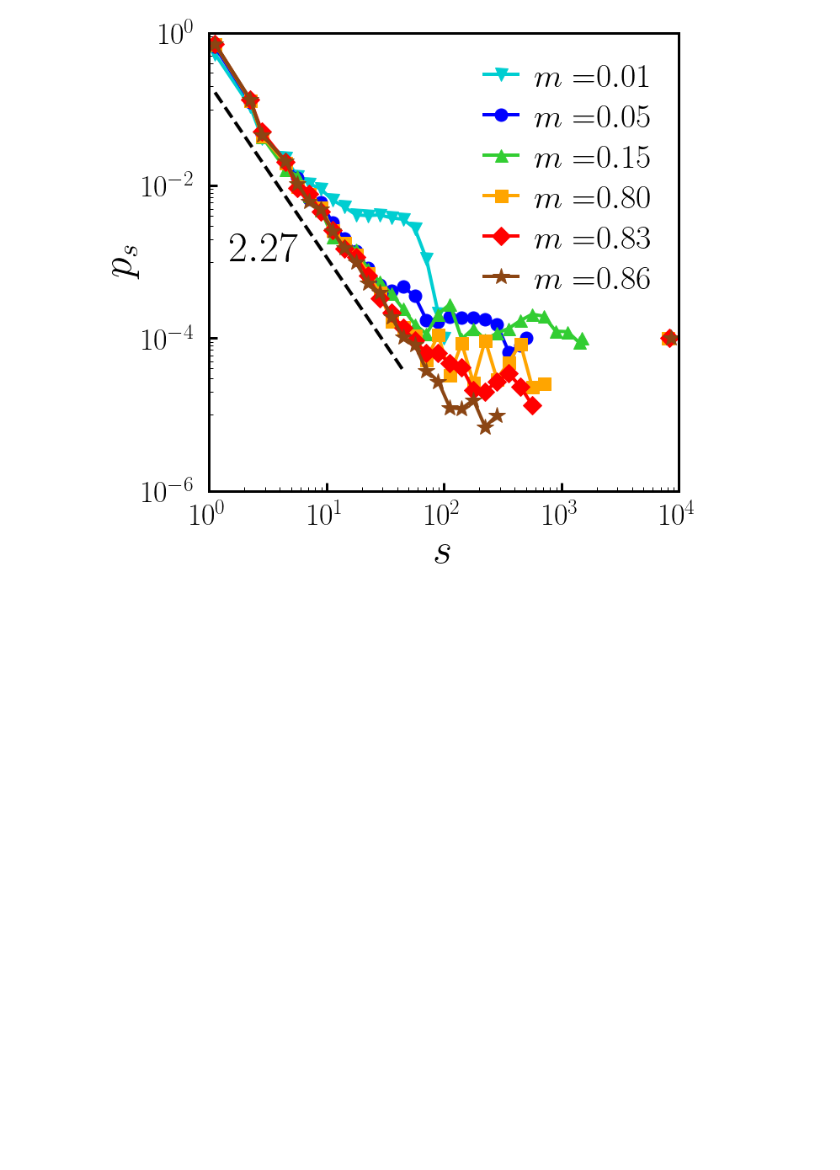
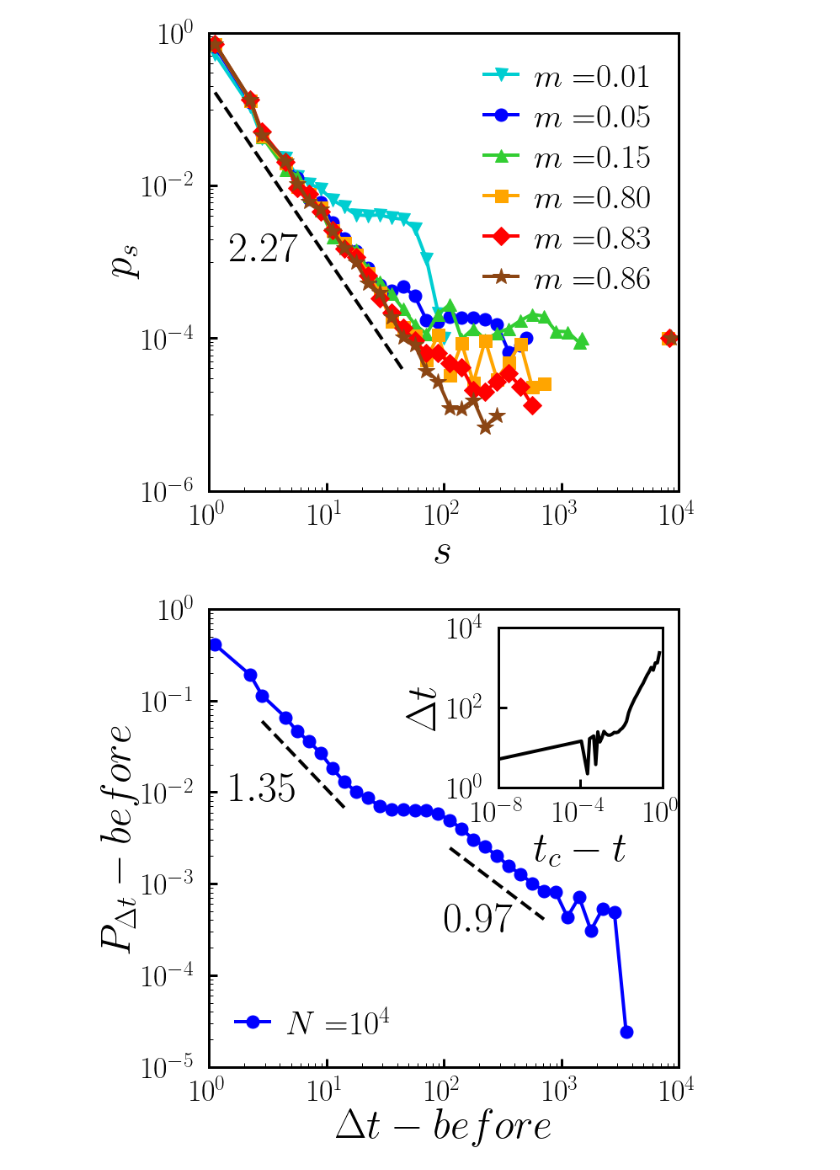
Before and after one commit to hoyunchoi/mBFW, a Jupyter notebook: main-plot.ipynb, the cells around one changed output. Saved outputs shown, nothing was run; the diff lists cells and outputs as text; code cells hidden in the pictures; blank space fills up the shorter version.

```diff
--- a/main-plot.ipynb
+++ b/main-plot.ipynb
@@ -230,3 +233,74 @@ ax.yaxis.set_minor_formatter(matplotlib.ticker.NullFormatter())
 plt.show()
 # %% [output]
 [figure]
+# %%
+_, ax = plt.subplots()
+
+networkSize = 10000
+acceptanceThreshold = 0.5
+
+# main plot
+iet = interEventTimeDistribution_before[networkSize, acceptanceThreshold][0]
+dist = interEventTimeDistribution_before[networkSize, acceptanceThreshold][1]
+ax.plot(iet, dist, 'o-', color='blue', label=latexString("N=")+latexSci(networkSize))
+
+# log fit
+fitX, fitY, alpha, residual = logFit(iet[2:9], dist[2:9], offset=0.3)
+ax.plot(fitX, fitY, 'k--')
+ax.text(1.5, 8e-3, latexFloat(-1*alpha,2))
+fitX, fitY, alpha, residual = logFit(iet[17:26], dist[17:26], offset=0.3)
+ax.plot(fitX, fitY, 'k--')
+ax.text(1e2, 3e-4, latexFloat(-1*alpha,2))
+
+
+# main setting
+ax.legend(loc='lower left')
+ax.set_xscale('log')
+ax.set_yscale('log')
+ax.set_xlabel(latexString("\Delta t-before"))
+ax.set_ylabel(latexString("P_{\Delta t}-before"))
+ax.set_xlim([1e0,1e4])
+ax.set_ylim([1e-5,1e0])
+xtick = np.power(10.0, np.linspace(0,4,5))
+ytick = np.power(10.0, np.linspace(-5,0,6))
+ax.set_xticks(xtick)
+ax.set_xticklabels(list_latexSci(xtick))
+ax.set_yticks(ytick)
+ax.set_yticklabels(list_latexSci(ytick))
+minortick_x = matplotlib.ticker.LogLocator(base=1e2, subs=np.append(np.arange(1,10,1),np.arange(10,100,10)))
+ax.xaxis.set_minor_locator(minortick_x)
+ax.xaxis.set_minor_formatter(matplotlib.ticker.NullFormatter())
+minortick_y = matplotlib.ticker.LogLocator(base=1e1, subs=np.arange(1,10,1))
+ax.yaxis.set_minor_locator(minortick_y)
+ax.yaxis.set_minor_formatter(matplotlib.ticker.NullFormatter())
+
+# inset plot
+ax1 = inset_axes(ax, width="35%", height="35%", loc='lower left', bbox_to_anchor=(0.615, 0.61, 1, 1), bbox_transform=ax.transAxes, borderpad=0.0)
+reducedT = interEventTime[networkSize, acceptanceThreshold][0]
+iet = interEventTime[networkSize, acceptanceThreshold][1]
+ax1.plot(reducedT, iet, 'k-')
+
+# inset setting
+ax1.set_xscale('log')
+ax1.set_yscale('log')
+ax1.set_xlabel(latexString("t_c-t"))
+ax1.set_ylabel(latexString("\Delta t"))
+ax1.set_xlim([1e-8,1e0])
+ax1.set_ylim([1e0,1e4])
+xtick = [1e-8,1e-4,1e0]
+ytick = [1e0,1e2,1e4]
+ax1.set_xticks(xtick)
+ax1.set_xticklabels(list_latexSci(xtick))
+ax1.set_yticks(ytick)
+ax1.set_yticklabels(list_latexSci(ytick))
+minortick_x = matplotlib.ticker.LogLocator(base=1e4, subs=np.arange(1000,10000,1000))
+minortick_y = matplotlib.ticker.LogLocator(base=1e2, subs=np.arange(10,100,10))
+ax1.xaxis.set_minor_locator(minortick_x)
+ax1.yaxis.set_minor_locator(minortick_y)
+ax1.xaxis.set_minor_formatter(matplotlib.ticker.NullFormatter())
+ax1.yaxis.set_minor_formatter(matplotlib.ticker.NullFormatter())
+
+# save and show
+plt.show()
+# %% [output]
+[figure, added]
```
Also changed, not shown: parts of 24 cells of this notebook, 5 other files.
